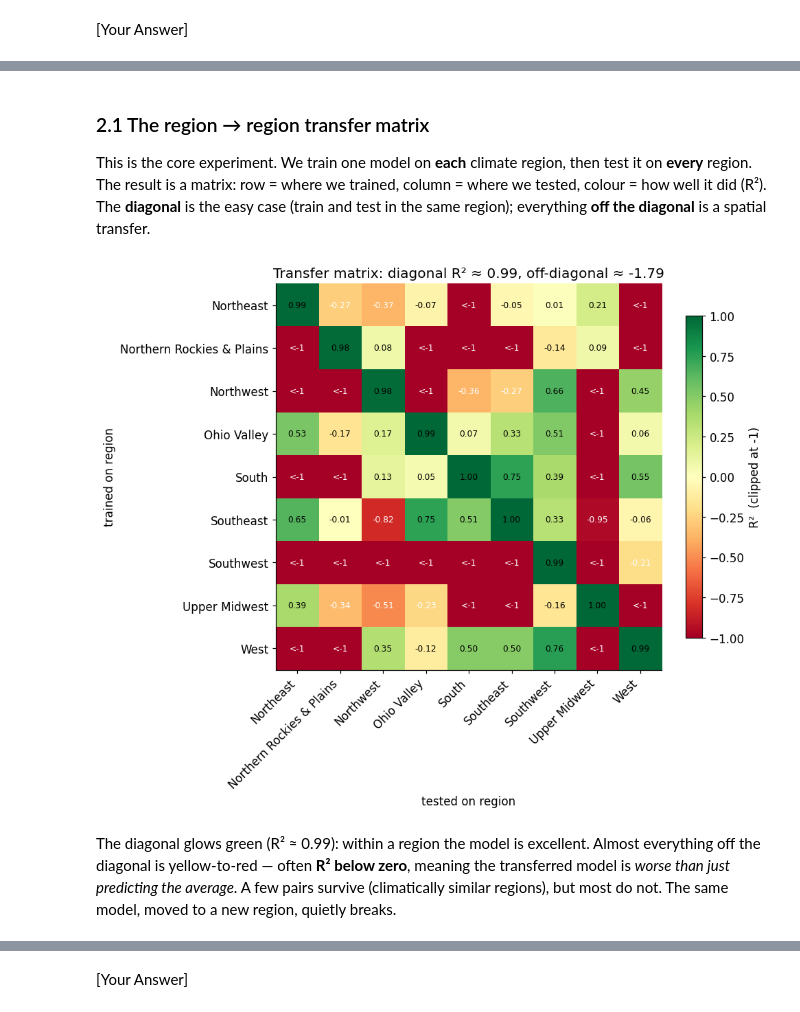
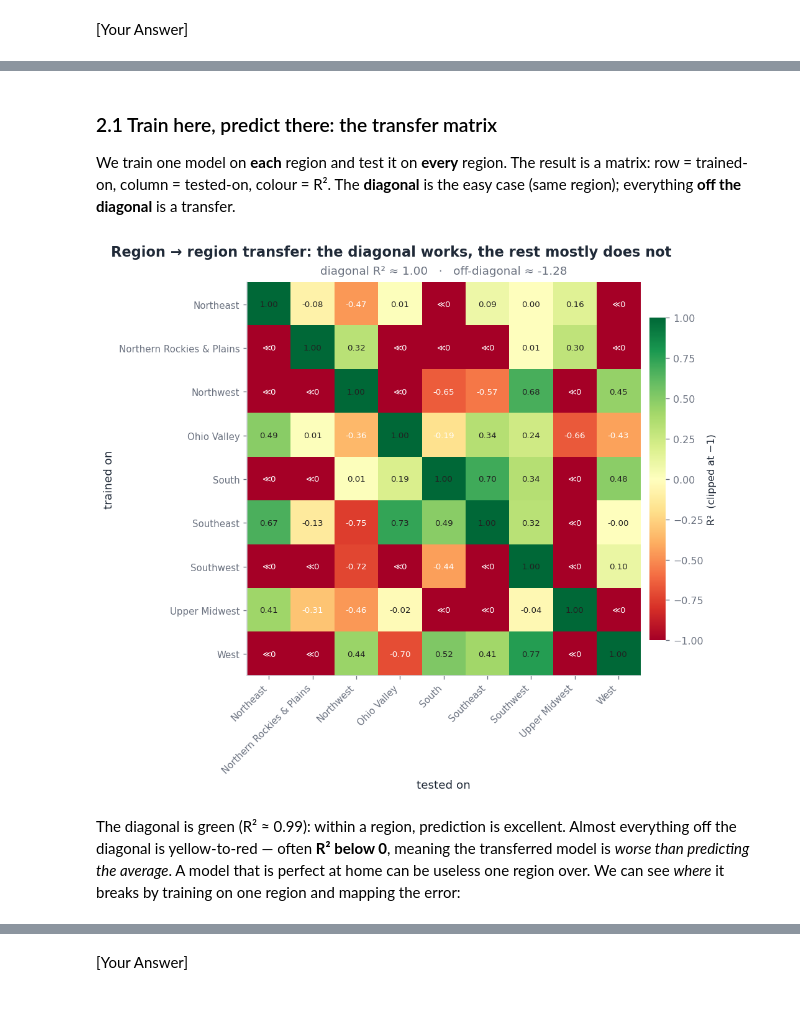
Before and after one commit to Vezarachan/TUM_Course_SVA_TrustGeoAI, a Jupyter notebook: notebooks/TrustworthyGeoAI_case_2.ipynb, the cells around one changed output, grey strips where cells are left out. Cells and saved outputs as stored; diff of their text form; code cells hidden in the pictures.

```diff
--- a/notebooks/TrustworthyGeoAI_case_2.ipynb
+++ b/notebooks/TrustworthyGeoAI_case_2.ipynb
@@ -219,18 +24,0 @@ GWR               : coverage = 0.892  |  mean interval width = 0.290
-# %%
-# Visual comparison: where is each model uncertain, and how do the widths differ?
-w_lr, w_gwr = 2*res_lr.uncertainty, 2*res_gwr.uncertainty   # full interval widths
-fin = np.isfinite(w_lr) & np.isfinite(w_gwr)                # drop any uncertifiable point
-ct = coords[test_i][fin]; w_lr, w_gwr = w_lr[fin], w_gwr[fin]
-wmax = np.percentile(np.concatenate([w_lr, w_gwr]), 98)
-
-fig, axes = plt.subplots(1, 3, figsize=(17, 5.2))
-for ax, wdt, ttl in [(axes[0], w_lr, "Linear Regression"), (axes[1], w_gwr, "GWR")]:
-    sc = ax.scatter(ct[:, 0], ct[:, 1], c=wdt, cmap="magma", vmin=0, vmax=wmax, s=16)
-    ax.set_title(f"GeoCP interval width — {ttl}"); seattle_basemap(ax)
-    fig.colorbar(sc, ax=ax, shrink=0.7, label="90% interval width")
-
-axes[2].hist(w_lr, bins=30, alpha=0.6, label=f"LR (mean {w_lr.mean():.2f})", color="#B64342")
-axes[2].hist(w_gwr, bins=30, alpha=0.6, label=f"GWR (mean {w_gwr.mean():.2f})", color="#0F4D92")
-axes[2].set_xlabel("90% interval width"); axes[2].set_ylabel("number of houses")
-axes[2].set_title("GWR is more certain, almost everywhere"); axes[2].legend()
-plt.tight_layout(); plt.show()
@@ -326,39 +356,41 @@ plt.tight_layout(); plt.show()
 # %% [markdown]
-### 2.1 The region → region transfer matrix
+### 2.1 Train here, predict there: the transfer matrix
 
-This is the core experiment. We train one model on **each** climate region, then
-test it on **every** region. The result is a matrix: row = where we trained,
-column = where we tested, colour = how well it did (R²). The **diagonal** is the
-easy case (train and test in the same region); everything **off the diagonal** is
-a spatial transfer.
+We train one model on **each** region and test it on **every** region. The result
+is a matrix: row = trained-on, column = tested-on, colour = R². The **diagonal**
+is the easy case (same region); everything **off the diagonal** is a transfer.
 # %%
-from sklearn.ensemble import RandomForestRegressor
 from sklearn.metrics import r2_score
 
-models = {r: RandomForestRegressor(n_estimators=120, random_state=0, n_jobs=-1)
-                .fit(Xc[region == r], yc[region == r]) for r in REGIONS}
+def make_model():
+    return XGBRegressor(n_estimators=300, max_depth=5, learning_rate=0.07,
+                        subsample=0.9, random_state=0, n_jobs=-1)
+models = {r: make_model().fit(Xc[region == r], yc[region == r]) for r in REGIONS}
 R2 = np.array([[r2_score(yc[region == te], models[tr].predict(Xc[region == te]))
                 for te in REGIONS] for tr in REGIONS])
 
-fig, ax = plt.subplots(figsize=(9, 7.5))
-im = ax.imshow(R2, cmap="RdYlGn", vmin=-1, vmax=1)   # clip: <0 means worse than the mean
+fig, ax = plt.subplots(figsize=(8.8, 7.4), layout="constrained")
+im = ax.imshow(R2, cmap=PERF, vmin=-1, vmax=1)
 ax.set_xticks(range(len(REGIONS))); ax.set_yticks(range(len(REGIONS)))
-ax.set_xticklabels(REGIONS, rotation=45, ha="right"); ax.set_yticklabels(REGIONS)
-ax.set_xlabel("tested on region"); ax.set_ylabel("trained on region")
+ax.set_xticklabels(REGIONS, rotation=45, ha="right", fontsize=9)
+ax.set_yticklabels(REGIONS, fontsize=9)
+ax.set_xlabel("tested on", color=INK); ax.set_ylabel("trained on", color=INK)
 for i in range(len(REGIONS)):
     for j in range(len(REGIONS)):
         v = R2[i, j]
-        ax.text(j, i, f"{v:.2f}" if v > -1 else "<-1", ha="center", va="center",
-                fontsize=8, color="black" if v > -0.2 else "white")
-fig.colorbar(im, ax=ax, shrink=0.8, label="R²  (clipped at -1)")
-ax.set_title(f"Transfer matrix: diagonal R² ≈ {np.mean(np.diag(R2)):.2f}, "
-             f"off-diagonal ≈ {(R2.sum()-np.trace(R2))/(R2.size-len(REGIONS)):.2f}")
-plt.tight_layout(); plt.show()
+        ax.text(j, i, f"{v:.2f}" if v > -1 else "≪0", ha="center", va="center",
+                fontsize=8, color="#222" if v > -0.15 else "white")
+cb = fig.colorbar(im, ax=ax, shrink=0.82, pad=0.02); cb.set_label("R²  (clipped at −1)", fontsize=9.5)
+cb.outline.set_visible(False)
+ax.set_title(f"diagonal R² ≈ {np.mean(np.diag(R2)):.2f}   ·   "
+             f"off-diagonal ≈ {(R2.sum()-np.trace(R2))/(R2.size-len(REGIONS)):.2f}", pad=8)
+suptitle(fig, "Region → region transfer: the diagonal works, the rest mostly does not")
+plt.show()
 # %% [output]
-[figure, old version]
+[figure, new version]
 # %% [markdown]
-The diagonal glows green (R² ≈ 0.99): within a region the model is excellent.
-Almost everything off the diagonal is yellow-to-red — often **R² below zero**,
-meaning the transferred model is *worse than just predicting the average*. A few
-pairs survive (climatically similar regions), but most do not. The same model,
-moved to a new region, quietly breaks.
+The diagonal is green (R² ≈ 0.99): within a region, prediction is excellent.
+Almost everything off the diagonal is yellow-to-red — often **R² below 0**,
+meaning the transferred model is *worse than predicting the average*. A model
+that is perfect at home can be useless one region over. We can see *where* it
+breaks by training on one region and mapping the error:
```
Also changed, not shown: parts of 54 cells of this notebook, 1 other file.
